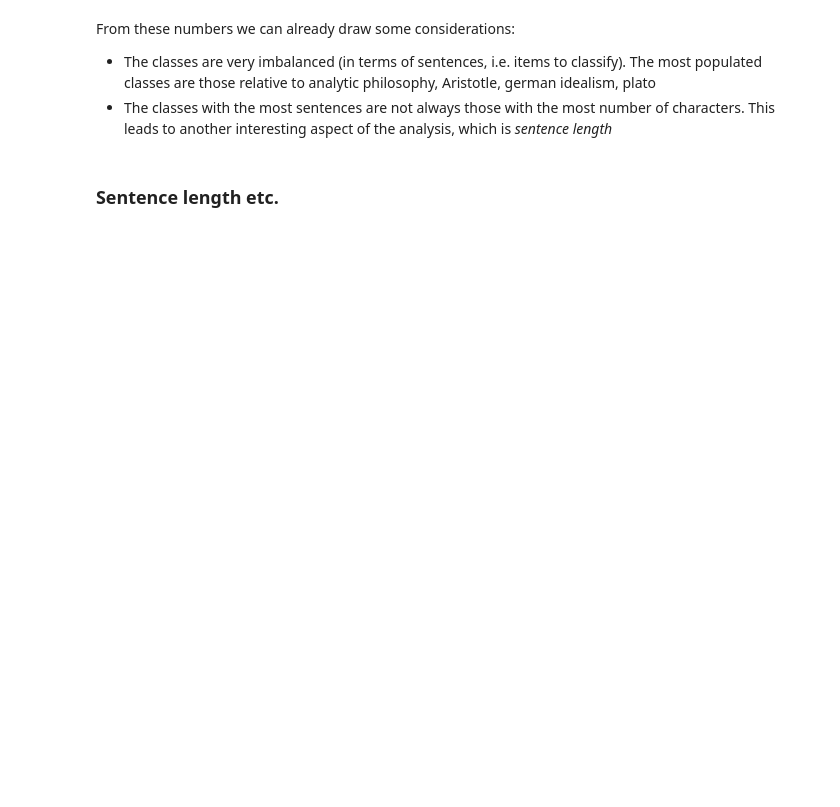
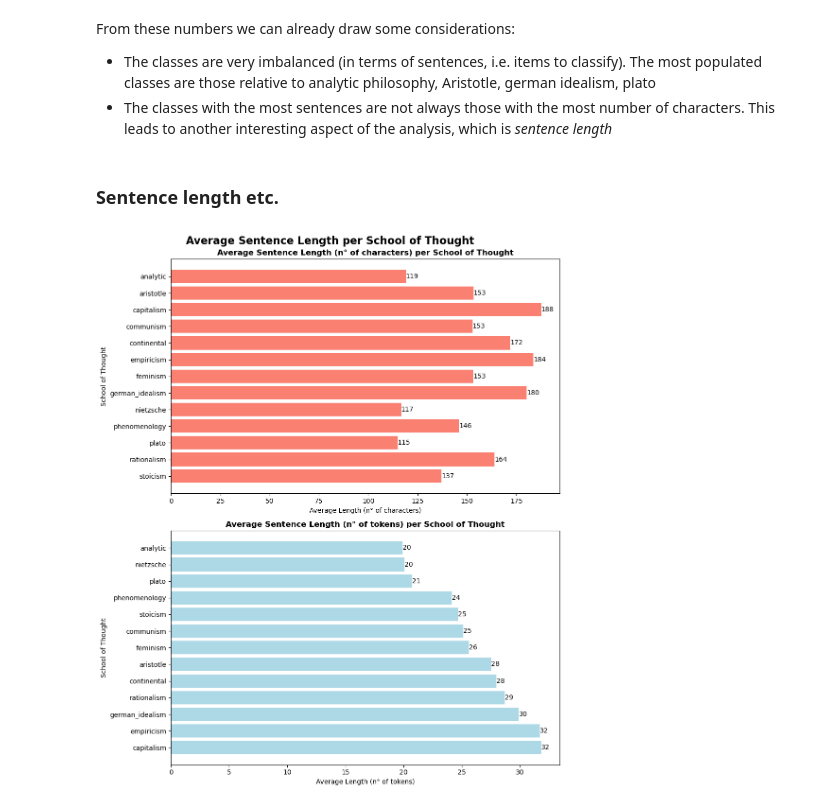
Before and after one commit to giordanoscerra/ProjectAthena, a Jupyter notebook: Exploration/exploration.ipynb, the cells around one changed output. Drawn from its saved outputs; the diff is of its cells as text; code cells hidden in the pictures; blank space fills up the shorter version.

```diff
--- a/Exploration/exploration.ipynb
+++ b/Exploration/exploration.ipynb
@@ -92,3 +85,32 @@ From these numbers we can already draw some considerations:
 - The classes with the most sentences are not always those with the most number of characters. This leads to another interesting aspect of the analysis, which is *sentence length*
 # %% [markdown]
 ### Sentence length etc.
+# %%
+# all this mess because .csv saves lists as strings
+sentence_l_df = df[['school','tokenized_txt']].copy()
+sentence_l_df['tokenized_txt'] = sentence_l_df['tokenized_txt'].apply(lambda s: len([subs[1:-1] for subs in s[1:-1].split(', ')]))
+sentence_l_df.groupby('school')['tokenized_txt'].mean().sort_values(ascending=False)
+
+# Average sentence length per school of thought
+fig, ax = plt.subplots(2, figsize=(10, 12))
+fig.suptitle('Average Sentence Length per School of Thought', fontweight='bold', fontsize=16)
+
+# Plot for characters
+barsC = ax[0].barh(chars_per_school.index, chars_per_school.values / sentences_per_school.values, color='salmon')
+ax[0].bar_label(barsC, fmt='%.0f')
+ax[0].set_xlabel('Average Length (n° of characters)')
+ax[0].set_ylabel('School of Thought')
+ax[0].set_title('Average Sentence Length (n° of characters) per School of Thought', fontweight='bold')
+
+# Plot for tokens
+barsS = ax[1].barh(sentence_l_df.groupby('school')['tokenized_txt'].mean().sort_values(ascending=False).index, sentence_l_df.groupby('school')['tokenized_txt'].mean().sort_values(ascending=False).values, color='lightblue')
+ax[1].bar_label(barsS, fmt='%.0f')
+ax[1].set_xlabel('Average Length (n° of tokens)')
+ax[1].set_ylabel('School of Thought')
+ax[1].set_title('Average Sentence Length (n° of tokens) per School of Thought', fontweight='bold')
+
+
+plt.tight_layout()
+plt.show()
+# %% [output]
+[figure, added]
```
Also changed, not shown: parts of 6 cells of this notebook.
